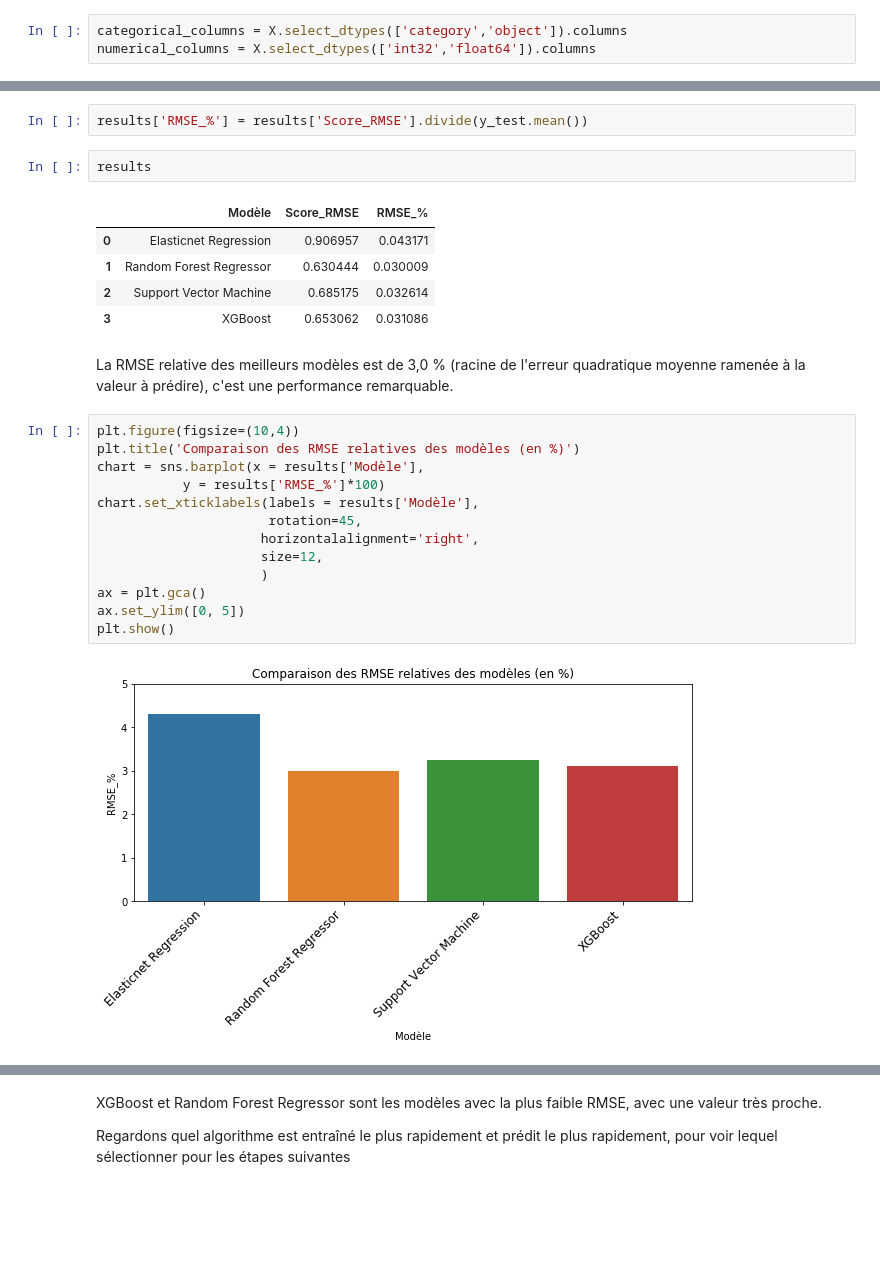
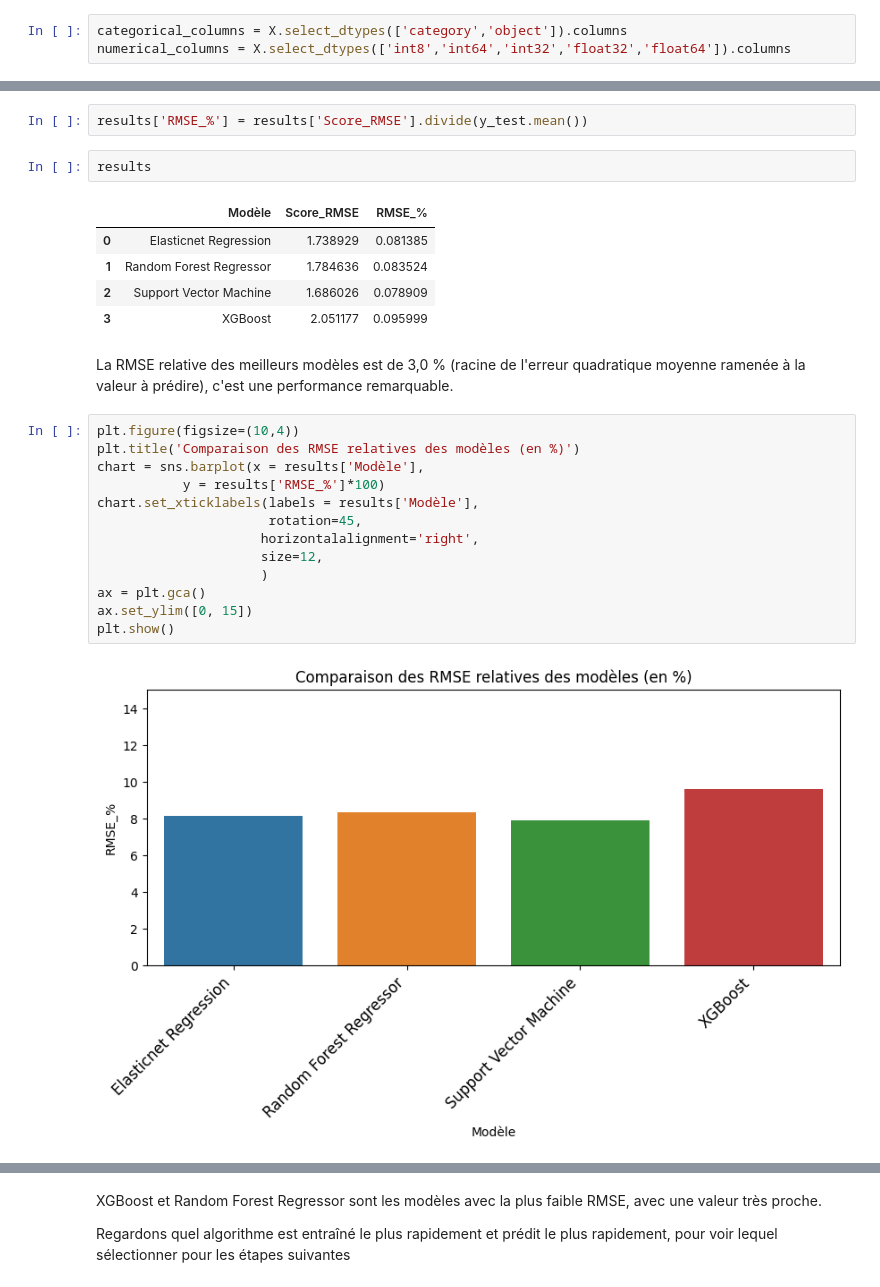
Before and after one commit to wdavid93/OpenClassRoom, a Jupyter notebook: Projet_4/Modele_final.ipynb, the cells around one changed output, grey strips where cells are left out. Cells and saved outputs as stored; diff of their text form; blank space fills up the shorter version.

```diff
--- a/Projet_4/Modele_final.ipynb
+++ b/Projet_4/Modele_final.ipynb
@@ -100,6 +114,6 @@ X.shape
 # %%
 categorical_columns = X.select_dtypes(['category','object']).columns
-numerical_columns = X.select_dtypes(['int32','float64']).columns
+numerical_columns = X.select_dtypes(['int8','int64','int32','float32','float64']).columns
 # %%
 categorical_columns
 # %% [output]
@@ -541,24 +595,24 @@ results['RMSE_%'] = results['Score_RMSE'].divide(y_test.mean())
 results
 # %% [output]
 |  | Modèle | Score_RMSE | RMSE_% |
-| 0 | Elasticnet Regression | 0.906957 | 0.043171 |
-| 1 | Random Forest Regressor | 0.630444 | 0.030009 |
-| 2 | Support Vector Machine | 0.685175 | 0.032614 |
-| 3 | XGBoost | 0.653062 | 0.031086 |
+| 0 | Elasticnet Regression | 1.738929 | 0.081385 |
+| 1 | Random Forest Regressor | 1.784636 | 0.083524 |
+| 2 | Support Vector Machine | 1.686026 | 0.078909 |
+| 3 | XGBoost | 2.051177 | 0.095999 |
 # %% [markdown]
 La RMSE relative des meilleurs modèles est de 3,0 % (racine de l'erreur quadratique moyenne ramenée à la valeur à prédire), c'est une performance remarquable.
 # %%
 plt.figure(figsize=(10,4))
 plt.title('Comparaison des RMSE relatives des modèles (en %)')
 chart = sns.barplot(x = results['Modèle'],
            y = results['RMSE_%']*100)
 chart.set_xticklabels(labels = results['Modèle'],
                       rotation=45,
                      horizontalalignment='right',
                      size=12,
                      )
 ax = plt.gca()
-ax.set_ylim([0, 5])
+ax.set_ylim([0, 15])
 plt.show()
 # %% [output]
-[figure, old version]
+[figure, new version]
```
Also changed, not shown: parts of 60 cells of this notebook, 18 other files.
